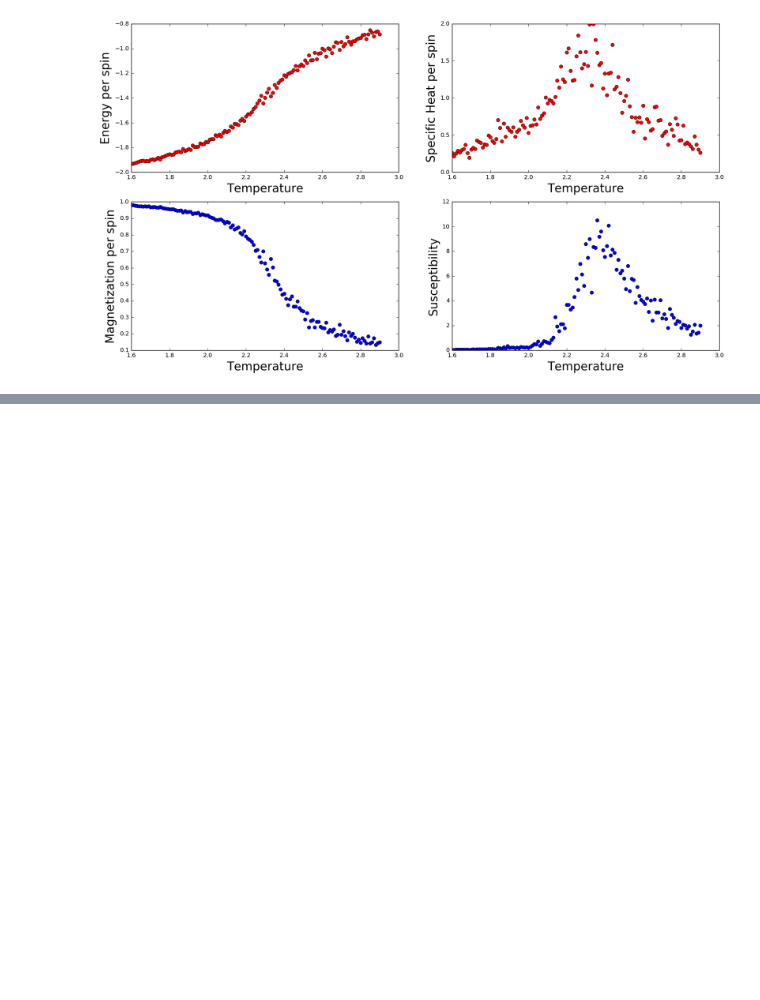
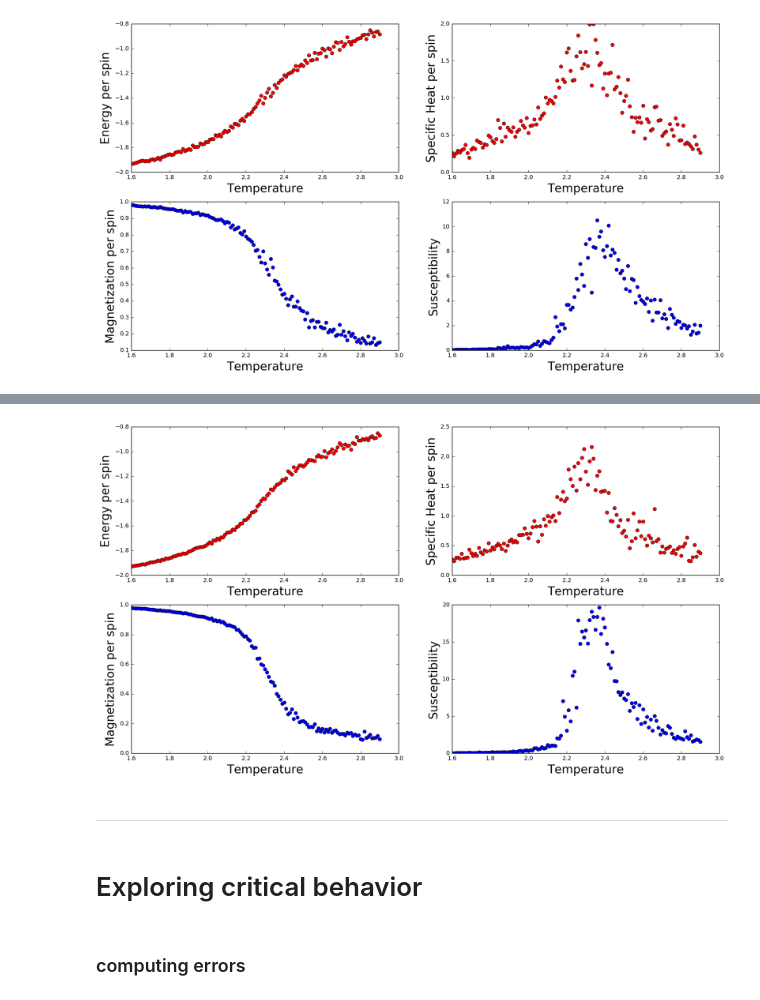
Before and after one commit to kaitshin/PHYSICS113-final-project, a Jupyter notebook: Wolff.ipynb, the cells around one changed output, grey strips where cells are left out. Drawn from its saved outputs; the diff is of its cells as text; code cells hidden in the pictures; blank space fills up the shorter version.

```diff
--- a/Wolff.ipynb
+++ b/Wolff.ipynb
@@ -275,0 +571,18 @@ z.files
+# %%
+J = 1
+L = 30
+
+temps = np.arange(1.6, 2.91, .01)
+
+# initialize to T = 0
+test = 1*np.ones((L,L))
+
+# rough estimate for equilibration time; 10*L many sweeps
+n_eq = L #10*L
+
+# number of sweeps to average over
+n = 5*L
+
+# factors for averaging
+n1 = 1.0/(n * L**2)
+n2 = 1.0/(n**2 * L**2)
@@ -275,0 +688,33 @@ z.files
+# %%
+fig = plt.figure(figsize=(18, 10)) # plot the calculated values
+
+fig.add_subplot(2, 2, 1 )
+plt.plot(temps, eneps_list30, 'ro')
+plt.xlabel("Temperature", fontsize=20)
+plt.ylabel("Energy per spin", fontsize=20)
+
+fig.add_subplot(2, 2, 2 )
+plt.plot(temps, spec_heat30, 'ro')
+plt.xlabel("Temperature", fontsize=20)
+plt.ylabel("Specific Heat per spin", fontsize=20)
+
+fig.add_subplot(2, 2, 3 )
+plt.plot(temps, magps_list30, 'bo')
+plt.xlabel("Temperature", fontsize=20)
+plt.ylabel("Magnetization per spin", fontsize=20)
+
+fig.add_subplot(2, 2, 4 )
+plt.plot(temps, mag_sus30, 'bo')
+plt.xlabel("Temperature", fontsize=20)
+plt.ylabel("Susceptibility", fontsize=20)
+
+plt.savefig('Report/Wolff_Measurements.pdf')
+plt.show()
+# %% [output]
+[figure, added]
+# %% [markdown]
+***
+# %% [markdown]
+# Exploring critical behavior
+# %% [markdown]
+### computing errors
```
Also changed, not shown: parts of 48 cells of this notebook.
